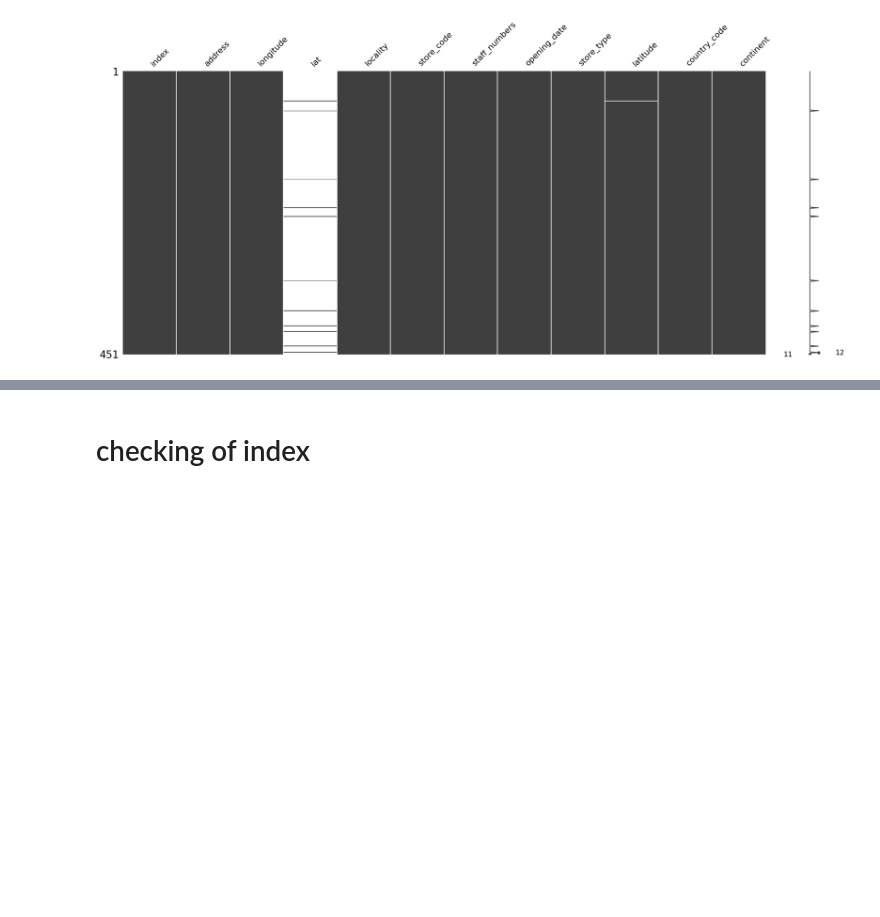
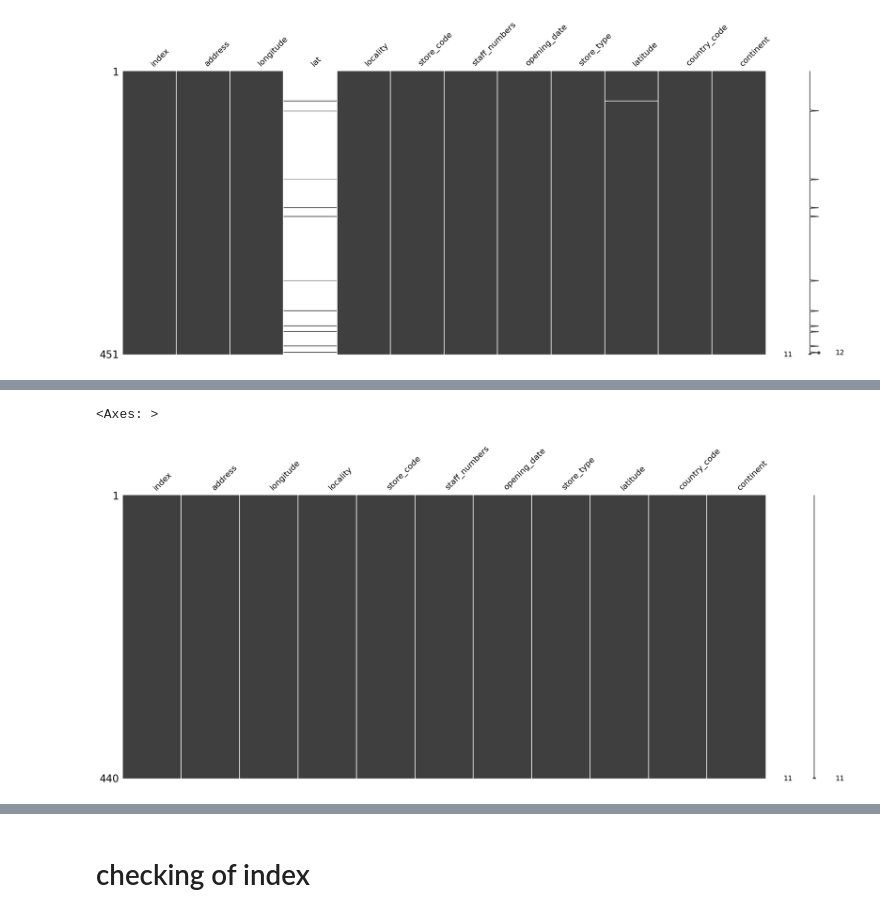
Before and after one commit to chemi5t/multinational-retail-data-centralisation, a Jupyter notebook: legacy_store_details_data.ipynb, the cells around one changed output, grey strips where cells are left out. Cells and saved outputs as stored; diff of their text form; code cells hidden in the pictures; blank space fills up the shorter version.

```diff
--- a/legacy_store_details_data.ipynb
+++ b/legacy_store_details_data.ipynb
@@ -175,0 +252,6 @@ Upto date DataFrame:
+# %%
+# Plot a missingno matrix of the dataframe
+msno.matrix(legacy_store_details_df_filtered)
+# %% [output]
+<Axes: >
+[figure, added]
```
Also changed, not shown: parts of 36 cells of this notebook, 8 other files.
